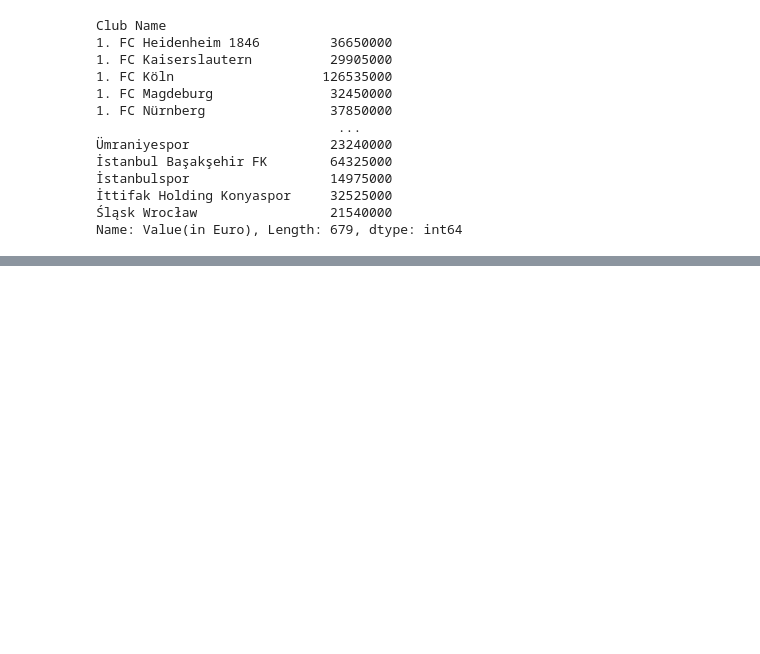
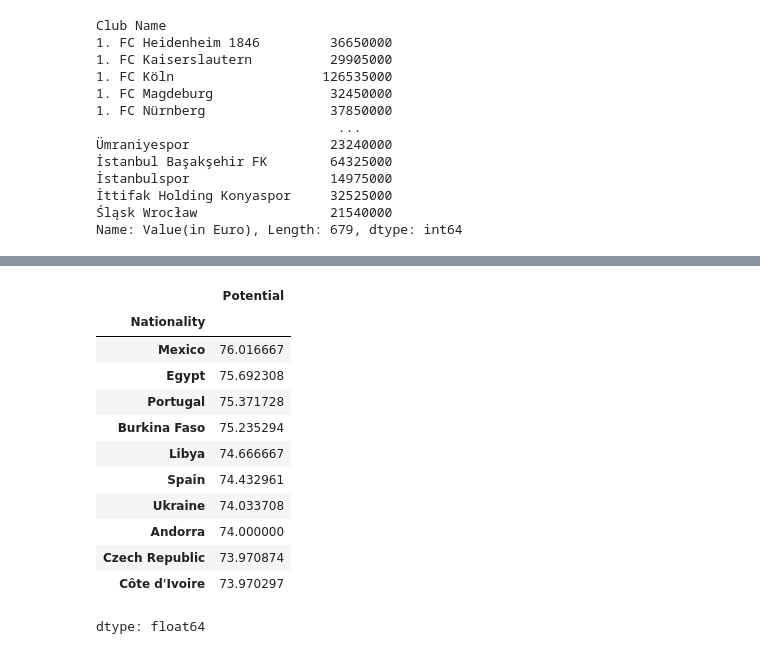
Before and after one commit to AbdullahFEliwa/Fifa-player-analysis, a Jupyter notebook: Fifa.ipynb, the cells around one changed output, grey strips where cells are left out. Saved outputs shown, nothing was run; the diff lists cells and outputs as text; code cells hidden in the pictures; blank space fills up the shorter version.

```diff
--- a/Fifa.ipynb
+++ b/Fifa.ipynb
@@ -274,0 +263,21 @@ plt.show()
+# %%
+ #10 highest nationality have high avarge potiential
+
+nationality_potential = df.groupby('Nationality')['Potential'].mean()
+top_10_nationalities = nationality_potential.sort_values(ascending=False).head(10)
+
+top_10_nationalities
+# %% [output]
+|  | Potential |
+| Nationality |  |
+| Mexico | 76.016667 |
+| Egypt | 75.692308 |
+| Portugal | 75.371728 |
+| Burkina Faso | 75.235294 |
+| Libya | 74.666667 |
+| Spain | 74.432961 |
+| Ukraine | 74.033708 |
+| Andorra | 74.000000 |
+| Czech Republic | 73.970874 |
+| Côte d'Ivoire | 73.970297 |
+dtype: float64
```
Also changed, not shown: parts of 7 cells of this notebook.
